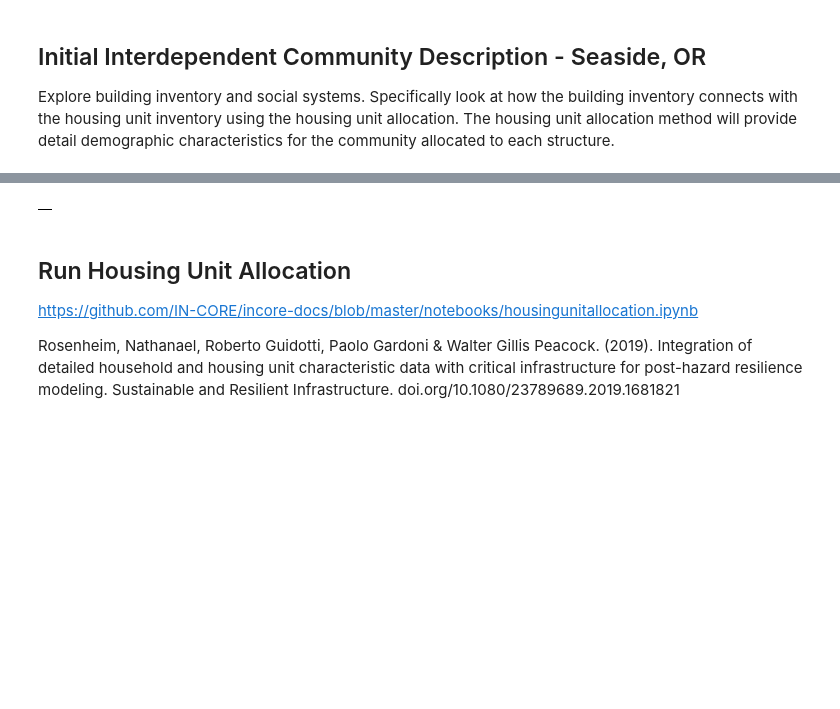
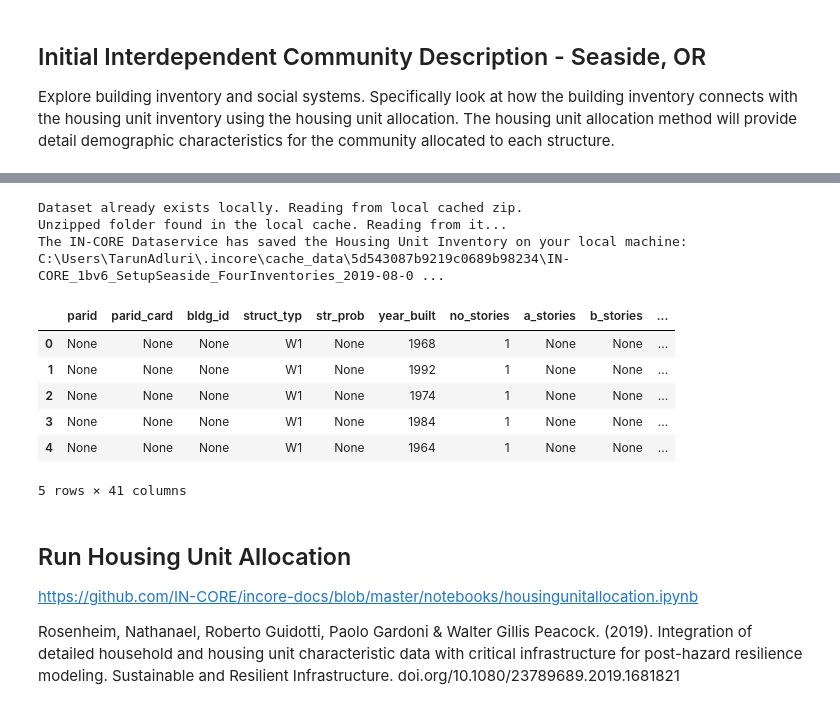
Before and after one commit to OU-CORE/Incore_Optimization_Data, a Jupyter notebook: BldgOptimization.ipynb, the cells around one changed output, grey strips where cells are left out. Drawn from its saved outputs; the diff is of its cells as text; code cells hidden in the pictures; blank space fills up the shorter version.

```diff
--- a/BldgOptimization.ipynb
+++ b/BldgOptimization.ipynb
@@ -358,4 +335,11 @@ a = buildings.get_dataframe_from_csv(low_memory=False)
-# %%
-a
-# %% [output]
-|  |
+# %%
+# Seaside Housing Unit Inventory
+housing_unit_inv_id = "5d543087b9219c0689b98234"
+# load housing unit inventory as pandas dataframe
+housing_unit_inv = Dataset.from_data_service(housing_unit_inv_id, data_service)
+filename = housing_unit_inv.get_file_path('csv')
+print("The IN-CORE Dataservice has saved the Housing Unit Inventory on your local machine: "+filename)
+# %% [output]
+Dataset already exists locally. Reading from local cached zip.
+Unzipped folder found in the local cache. Reading from it...
+The IN-CORE Dataservice has saved the Housing Unit Inventory on your local machine: C:\Users\TarunAdluri\.incore\cache_data\5d543087b9219c0689b98234\IN-CORE_1bv6_SetupSeaside_FourInventories_2019-08-0 ...
@@ -362,3 +350,14 @@ a
+# %%
+bldg_inv_gdf = gpd.read_file("IN-CORE_Seaside_BuildingInventory_2021-03-20.shp")
+bldg_inv_gdf.head()
+# %% [output]
+|  | parid | parid_card | bldg_id | struct_typ | str_prob | year_built | no_stories | a_stories | b_stories | ... |
+| 0 | None | None | None | W1 | None | 1968 | 1 | None | None | ... |
+| 1 | None | None | None | W1 | None | 1992 | 1 | None | None | ... |
+| 2 | None | None | None | W1 | None | 1974 | 1 | None | None | ... |
+| 3 | None | None | None | W1 | None | 1984 | 1 | None | None | ... |
+| 4 | None | None | None | W1 | None | 1964 | 1 | None | None | ... |
+5 rows × 41 columns
 # %% [markdown]
 ## Run Housing Unit Allocation
 https://github.com/IN-CORE/incore-docs/blob/master/notebooks/housingunitallocation.ipynb
```
Also changed, not shown: parts of 44 cells of this notebook.
